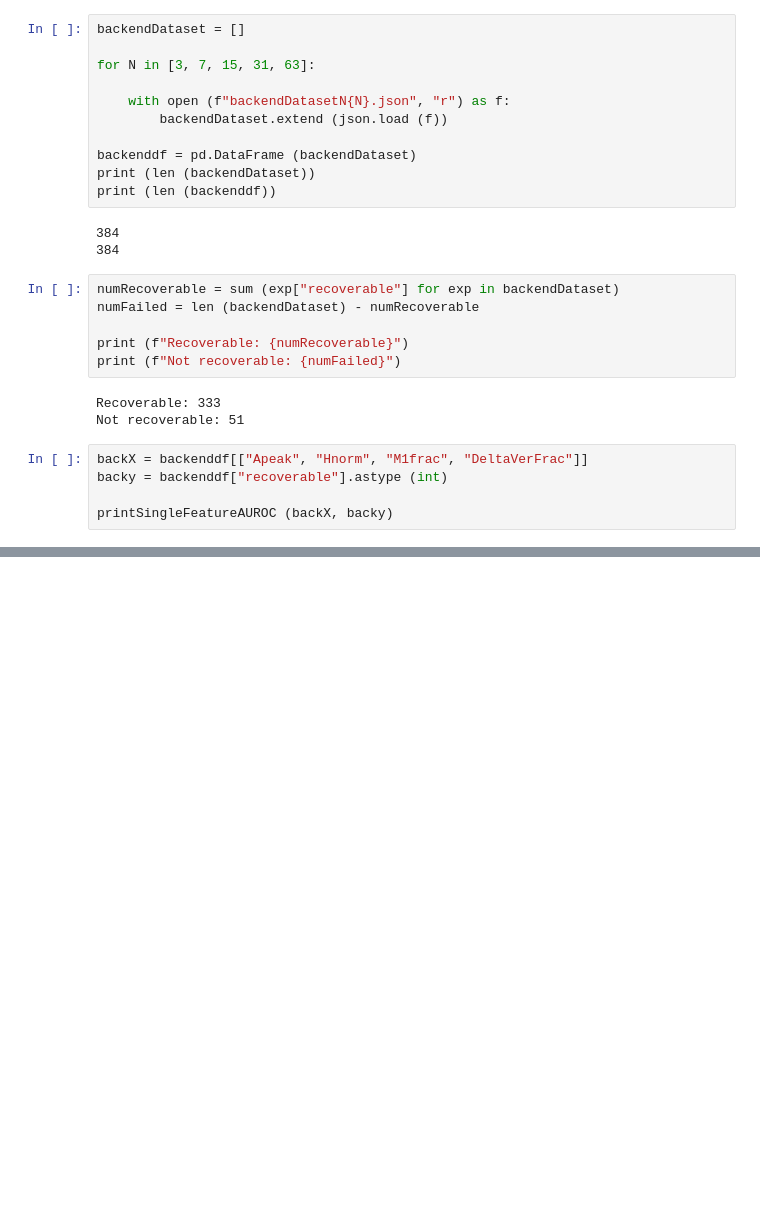
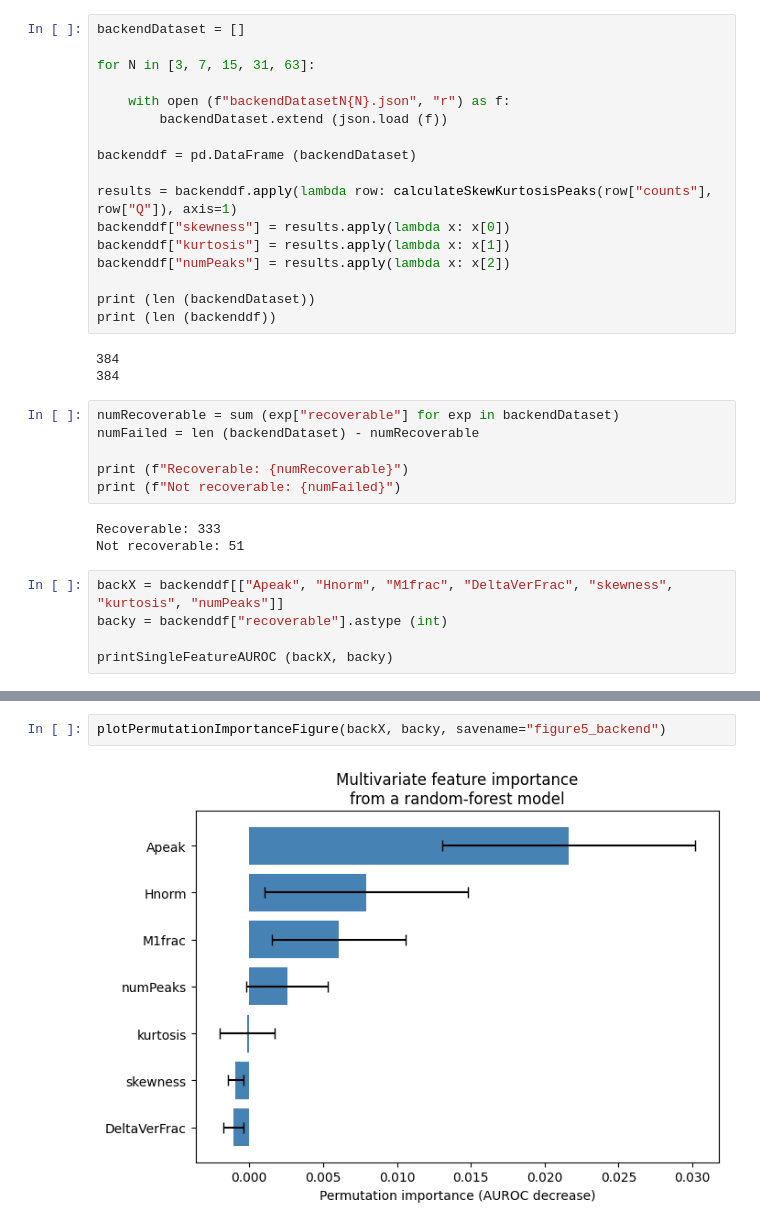
Before and after one commit to rjd2t/SummerQualificationExam, a Jupyter notebook: SQE2.ipynb, the cells around one changed output, grey strips where cells are left out. Drawn from its saved outputs; the diff is of its cells as text; blank space fills up the shorter version.

```diff
--- a/SQE2.ipynb
+++ b/SQE2.ipynb
@@ -636,6 +771,12 @@ for N in [3, 7, 15, 31, 63]:
         backendDataset.extend (json.load (f))
 
 backenddf = pd.DataFrame (backendDataset)
+
+results = backenddf.apply(lambda row: calculateSkewKurtosisPeaks(row["counts"], row["Q"]), axis=1)
+backenddf["skewness"] = results.apply(lambda x: x[0])
+backenddf["kurtosis"] = results.apply(lambda x: x[1])
+backenddf["numPeaks"] = results.apply(lambda x: x[2])
+
 print (len (backendDataset))
 print (len (backenddf))
 # %% [output]
@@ -651,7 +792,7 @@ print (f"Not recoverable: {numFailed}")
 Recoverable: 333
 Not recoverable: 51
 # %%
-backX = backenddf[["Apeak", "Hnorm", "M1frac", "DeltaVerFrac"]]
+backX = backenddf[["Apeak", "Hnorm", "M1frac", "DeltaVerFrac", "skewness", "kurtosis", "numPeaks"]]
 backy = backenddf["recoverable"].astype (int)
 
 printSingleFeatureAUROC (backX, backy)
@@ -690,0 +845,4 @@ printInterpretableDecisionTree (backenddf, features, backX, backy)
+# %%
+plotPermutationImportanceFigure(backX, backy, savename="figure5_backend")
+# %% [output]
+[figure, added]
```
Also changed, not shown: parts of 27 cells of this notebook, 5 other files.
